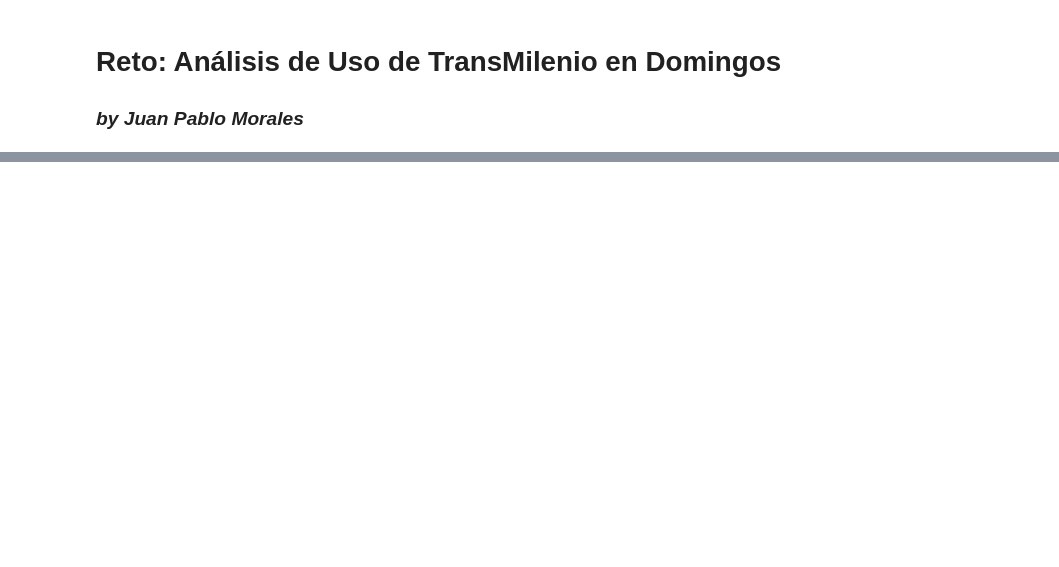
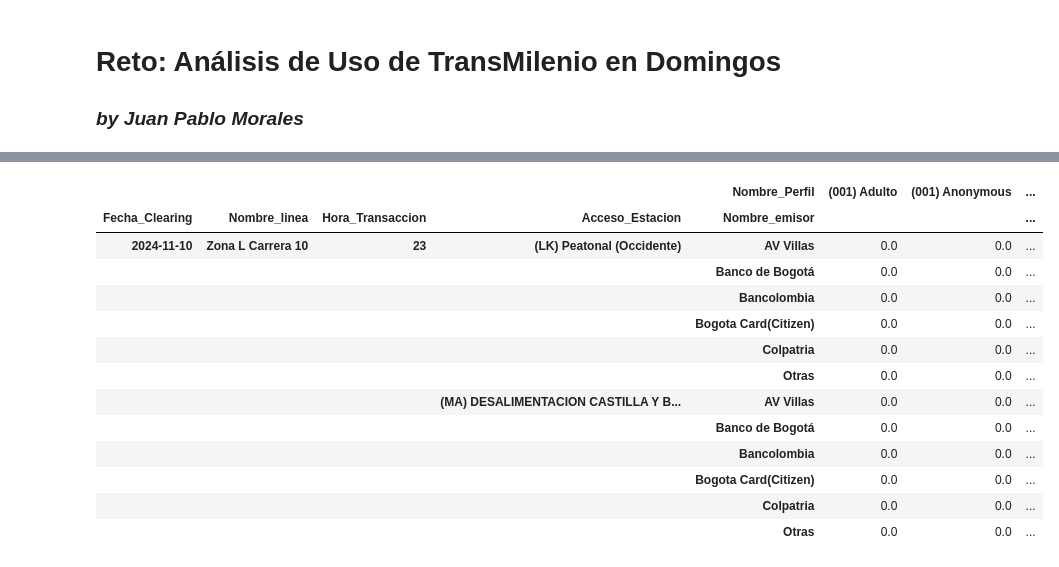
Before and after one commit to Kolozuz/data-analysis-seti-2024, a Jupyter notebook: main.ipynb, the cells around one changed output, grey strips where cells are left out. Saved outputs shown, nothing was run; the diff lists cells and outputs as text; code cells hidden in the pictures; blank space fills up the shorter version.

```diff
--- a/main.ipynb
+++ b/main.ipynb
@@ -8,5 +17,7 @@ import pandas as pd
+# %%
+def categorize_cols(df:pd.DataFrame, cols:list):
+    df[cols] = df[cols].astype("category")
 # %%
-# TODO: Remove special chars from Valor column so that conversion works properly
 def optimize_data_frame(df: pd.DataFrame):
     """This function will do the following optimizations to a copy of the provided data-frame `df`:
         - Set columns for date and numeric values to the right type
@@ -21,6 +32,9 @@ def optimize_data_frame(df: pd.DataFrame):
     """
     optimized_df = df.copy()
 
+    # Remove symbol at the start of "Linea" column's values
+    optimized_df["Linea"] = optimized_df["Linea"].str.strip(" ()")
+
     # Optimize cols with few unique values using `Series.astype()` method with `"category"` as the `dtype` parameter, significantly reducing memory consumption.
     cols_to_categorize = [
         "Acceso_Estacion",
@@ -32,15 +46,14 @@ def optimize_data_frame(df: pd.DataFrame):
         "Hora_Pico_SN",
         "Linea",
         "Nombre_Perfil",
-        "Numero_Tarjeta",
         "Operador",
         "Sistema",
         "Tipo_Tarifa",
         "Tipo_Tarjeta"
     ]
-    optimized_df[cols_to_categorize] = df[cols_to_categorize].astype("category")
+    categorize_cols(optimized_df, cols_to_categorize)
 
-    # Remove useless (completely empty) columns ["ID_Vehiculo","Ruta"]
+    # Remove useless (completely empty) columns ["ID_Vehiculo","Ruta", "Tipo_Vehiculo"]
     optimized_df = optimized_df.dropna(axis="columns",how="all")
 
     # Set columns for date and numeric values to the right type
@@ -51,9 +64,6 @@ def optimize_data_frame(df: pd.DataFrame):
     correct_data = optimized_df["Fecha_Transaccion"].dt.date == optimized_df["Fecha_Clearing"]
     optimized_df = optimized_df[correct_data]
 
-    # Remove symbol at the start of "Linea" column values
-    optimized_df["Linea"] = optimized_df["Linea"].str.removeprefix("(")
-
     return optimized_df
 # %%
 def collect_data(data_list):
@@ -175,0 +224,3 @@ op_df.head()
+# %%
+horas = op_df["Fecha_Transaccion"].dt.hour.astype("category")
+op_df.insert(op_df.columns.get_loc("Fecha_Transaccion")+1, "Hora_Transaccion", horas)
@@ -175,0 +313,18 @@ op_df.head()
+# %%
+summarized_df = op_df.pivot_table("Valor", index=["Fecha_Clearing","Nombre_linea","Hora_Transaccion","Acceso_Estacion","Nombre_emisor"], columns="Nombre_Perfil", aggfunc="sum", observed=False).sort_values(["Fecha_Clearing","Nombre_linea","Hora_Transaccion","Acceso_Estacion"])
+summarized_df.tail(12)
+# %% [output]
+|  |  |  |  | Nombre_Perfil | (001) Adulto | (001) Anonymous | ... |
+| Fecha_Clearing | Nombre_linea | Hora_Transaccion | Acceso_Estacion | Nombre_emisor |  |  | ... |
+| 2024-11-10 | Zona L Carrera 10 | 23 | (LK) Peatonal (Occidente) | AV Villas | 0.0 | 0.0 | ... |
+|  |  |  |  | Banco de Bogotá | 0.0 | 0.0 | ... |
+|  |  |  |  | Bancolombia | 0.0 | 0.0 | ... |
+|  |  |  |  | Bogota Card(Citizen) | 0.0 | 0.0 | ... |
+|  |  |  |  | Colpatria | 0.0 | 0.0 | ... |
+|  |  |  |  | Otras | 0.0 | 0.0 | ... |
+|  |  |  | (MA) DESALIMENTACION CASTILLA Y B... | AV Villas | 0.0 | 0.0 | ... |
+|  |  |  |  | Banco de Bogotá | 0.0 | 0.0 | ... |
+|  |  |  |  | Bancolombia | 0.0 | 0.0 | ... |
+|  |  |  |  | Bogota Card(Citizen) | 0.0 | 0.0 | ... |
+|  |  |  |  | Colpatria | 0.0 | 0.0 | ... |
+|  |  |  |  | Otras | 0.0 | 0.0 | ... |
```
Also changed, not shown: parts of 23 cells of this notebook.
